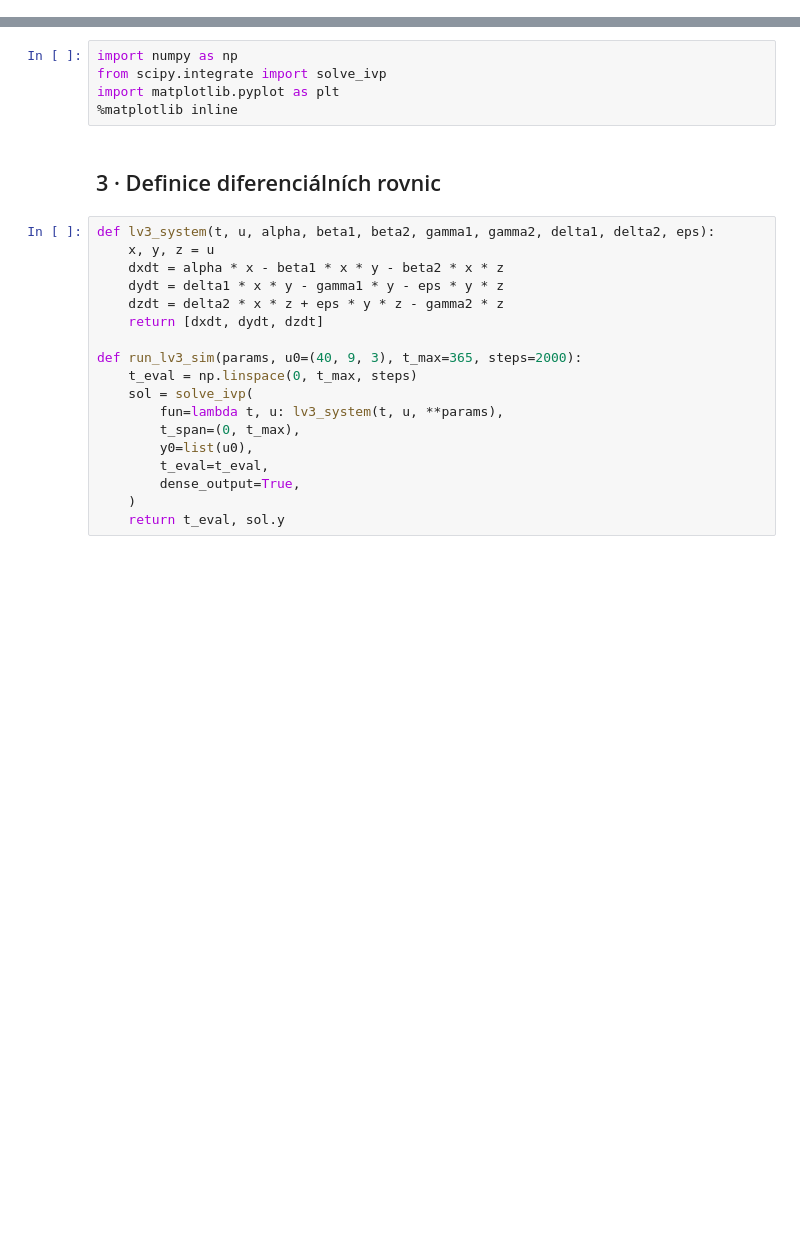
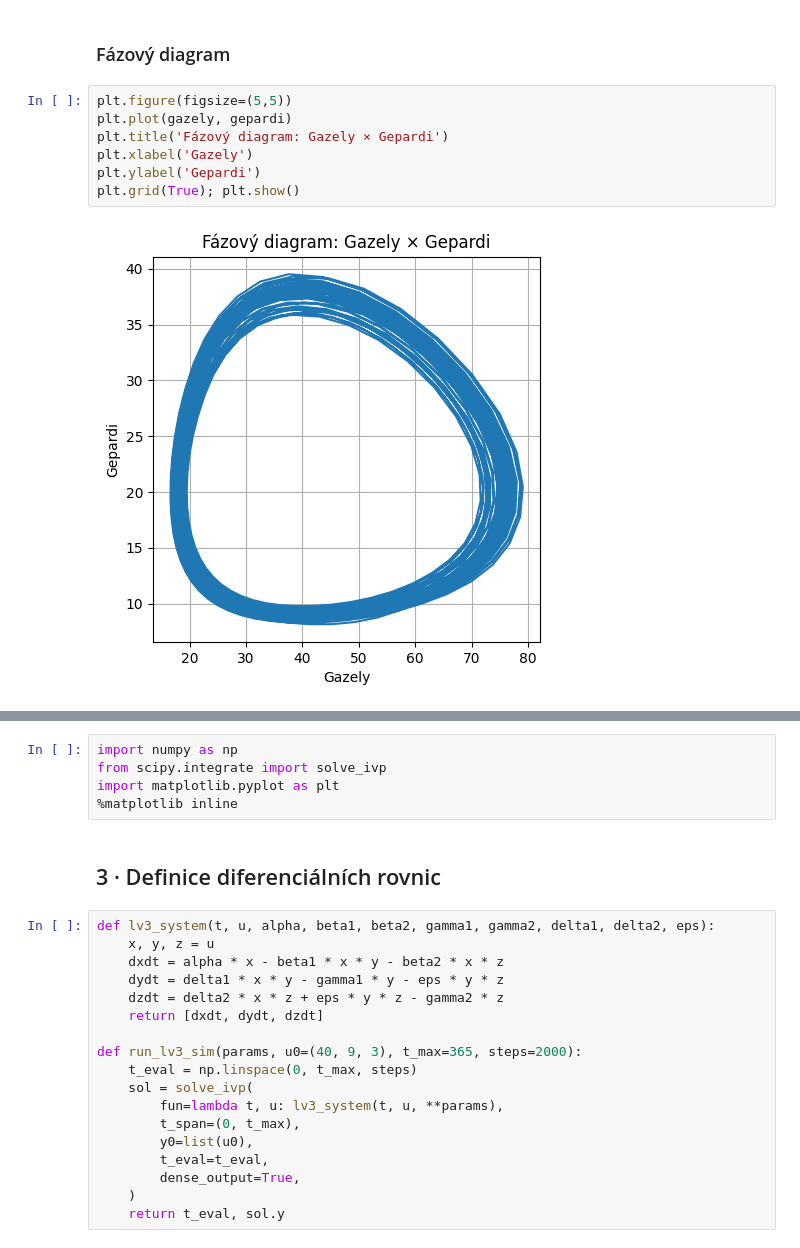
Before and after one commit to zdenax/MSW, a Jupyter notebook: LOTKA_VOLTERRA_MODEL_ZDENEK_TOUSKA (2).ipynb, the cells around one changed output, grey strips where cells are left out. Saved outputs shown, nothing was run; the diff lists cells and outputs as text; blank space fills up the shorter version.

```diff
--- a/LOTKA_VOLTERRA_MODEL_ZDENEK_TOUSKA.ipynb
+++ b/LOTKA_VOLTERRA_MODEL_ZDENEK_TOUSKA (2).ipynb
@@ -37,0 +68,11 @@ kde
+# %% [markdown]
+### Fázový diagram
+# %%
+plt.figure(figsize=(5,5))
+plt.plot(gazely, gepardi)
+plt.title('Fázový diagram: Gazely × Gepardi')
+plt.xlabel('Gazely')
+plt.ylabel('Gepardi')
+plt.grid(True); plt.show()
+# %% [output]
+[figure, added]
```
Also changed, not shown: parts of 13 cells of this notebook, 1 other file.
